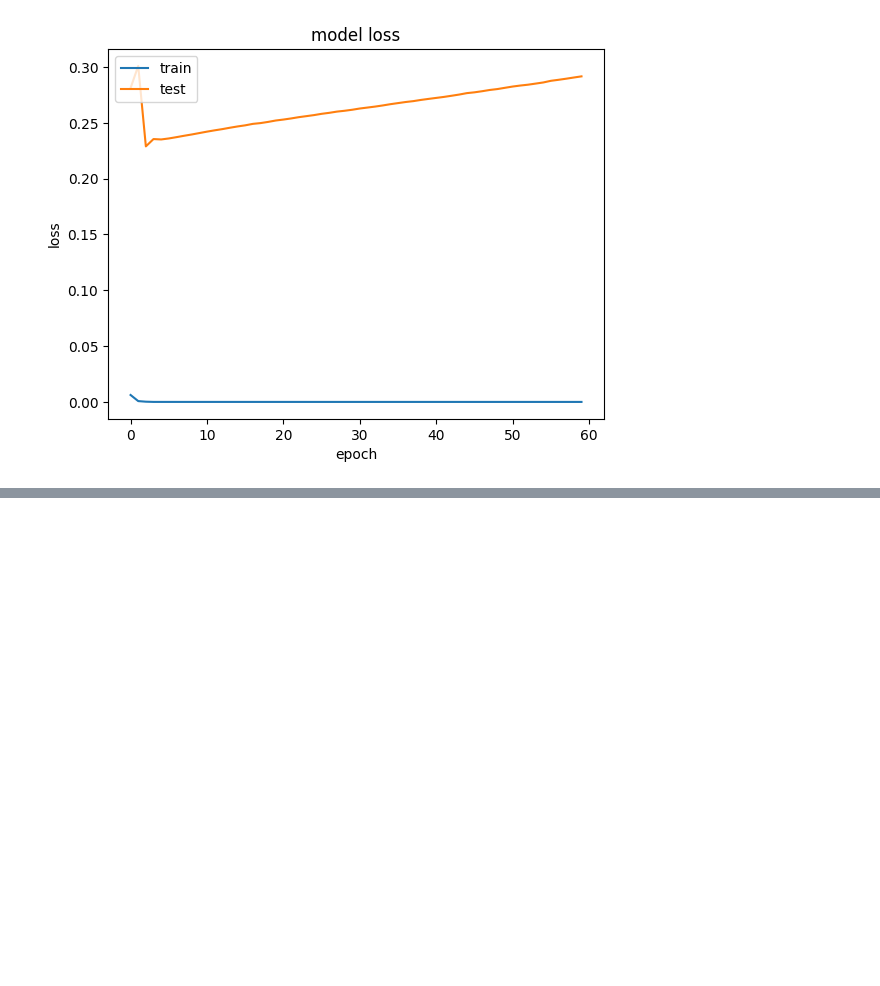
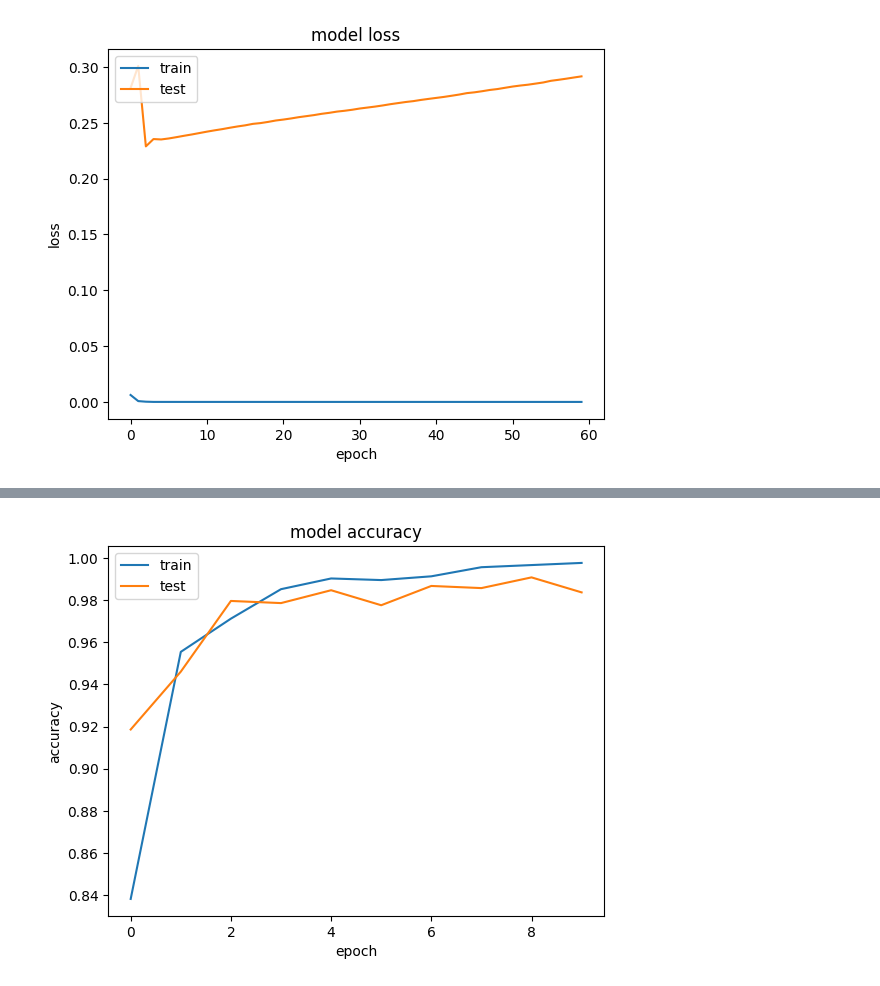
Before and after one commit to v1lton/chatbot, a Jupyter notebook: intent.ipynb, the cells around one changed output, grey strips where cells are left out. Saved outputs shown, nothing was run; the diff lists cells and outputs as text; code cells hidden in the pictures; blank space fills up the shorter version.

Commit message:
LSTM trained with its metrics printed

```diff
--- a/intent.ipynb
+++ b/intent.ipynb
@@ -353,0 +353,8 @@ plt.show()
+# %%
+# Define your model architecture
+model = Sequential()
+model.add(Embedding(MAX_VOCAB_SIZE, 300, input_length= INPUT_LENGTH, weights=[embedded_matrix], trainable=False))
+model.add(LSTM(128, dropout=0.2, recurrent_dropout=0.2))
+model.add(Dense(9, activation='softmax'))  # Use 'sigmoid' for binary classification
+
+model.summary()
@@ -353,0 +377,6 @@ plt.show()
+# %%
+# Compile the model
+model.compile(optimizer='adam', loss='categorical_crossentropy', metrics=['accuracy'])  # Use 'binary_crossentropy' for binary classification
+
+# Train the model
+history = model.fit(X_train, y_train, batch_size=32, epochs=10, validation_data=(X_test, y_test))
@@ -353,0 +433,11 @@ plt.show()
+# %%
+# summarize history for accuracy
+plt.plot(history.history['accuracy'])
+plt.plot(history.history['val_accuracy'])
+plt.title('model accuracy')
+plt.ylabel('accuracy')
+plt.xlabel('epoch')
+plt.legend(['train', 'test'], loc='upper left')
+plt.show()
+# %% [output]
+[figure, added]
```
Also changed, not shown: parts of 7 cells of this notebook.
